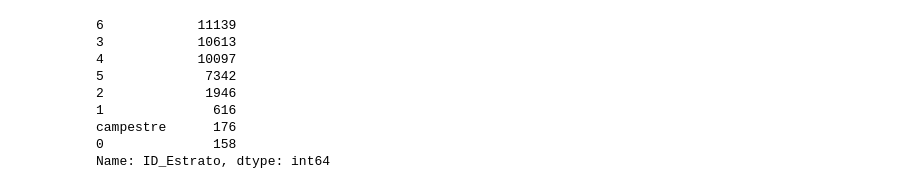
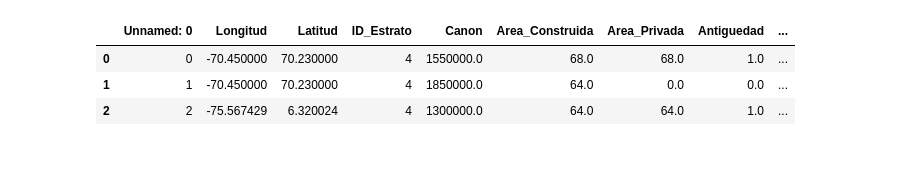
Before and after one commit to LombanaPa/Streamapp, a Jupyter notebook: MisPruebas.ipynb, the cells around one changed output. Cells and saved outputs as stored; diff of their text form; code cells hidden in the pictures; blank space fills up the shorter version.

```diff
--- a/MisPruebas.ipynb
+++ b/MisPruebas.ipynb
@@ -1,5 +1,5 @@
 # %%
 import pandas as pd
 # %%
-df = pd.read_csv("compilado_3650.csv",sep=";",decimal=",")
-city = pd.read_csv("vw_geografia.csv",sep=",")
+df = pd.read_csv("Ofertas_finales.csv",sep="|")
+#city = pd.read_csv("vw_geografia.csv",sep=",")
@@ -21,3 +10,10 @@ city = pd.read_csv("vw_geografia.csv",sep=",")
+# %%
+df.head(3)
+# %% [output]
+|  | Unnamed: 0 | Longitud | Latitud | ID_Estrato | Canon | Area_Construida | Area_Privada | Antiguedad | ... |
+| 0 | 0 | -70.450000 | 70.230000 | 4 | 1550000.0 | 68.0 | 68.0 | 1.0 | ... |
+| 1 | 1 | -70.450000 | 70.230000 | 4 | 1850000.0 | 64.0 | 0.0 | 0.0 | ... |
+| 2 | 2 | -75.567429 | 6.320024 | 4 | 1300000.0 | 64.0 | 64.0 | 1.0 | ... |
 # %%
 ofer =df.merge(city[['id_ciudad','ciudad']].drop_duplicates()
                 ,left_on=['ID_Ciudad'],right_on=['id_ciudad'])
@@ -28,14 +24,4 @@ col_ofer = ['Longitud', 'Latitud',
        'Administración', 'Incluye_admin', 'Descripcion',
        'ciudad']
 # %%
-ofer[col_ofer].to_csv("Ofertas_finales.csv",sep="|")
+ofer[col_ofer].to_csv("Ofertas_finales.csv",sep="|",ignore_index=True)
-# %% [output]
-6            11139
-3            10613
-4            10097
-5             7342
-2             1946
-1              616
-campestre      176
-0              158
-Name: ID_Estrato, dtype: int64
```
Also changed, not shown: parts of 11 cells of this notebook, 2 other files.
